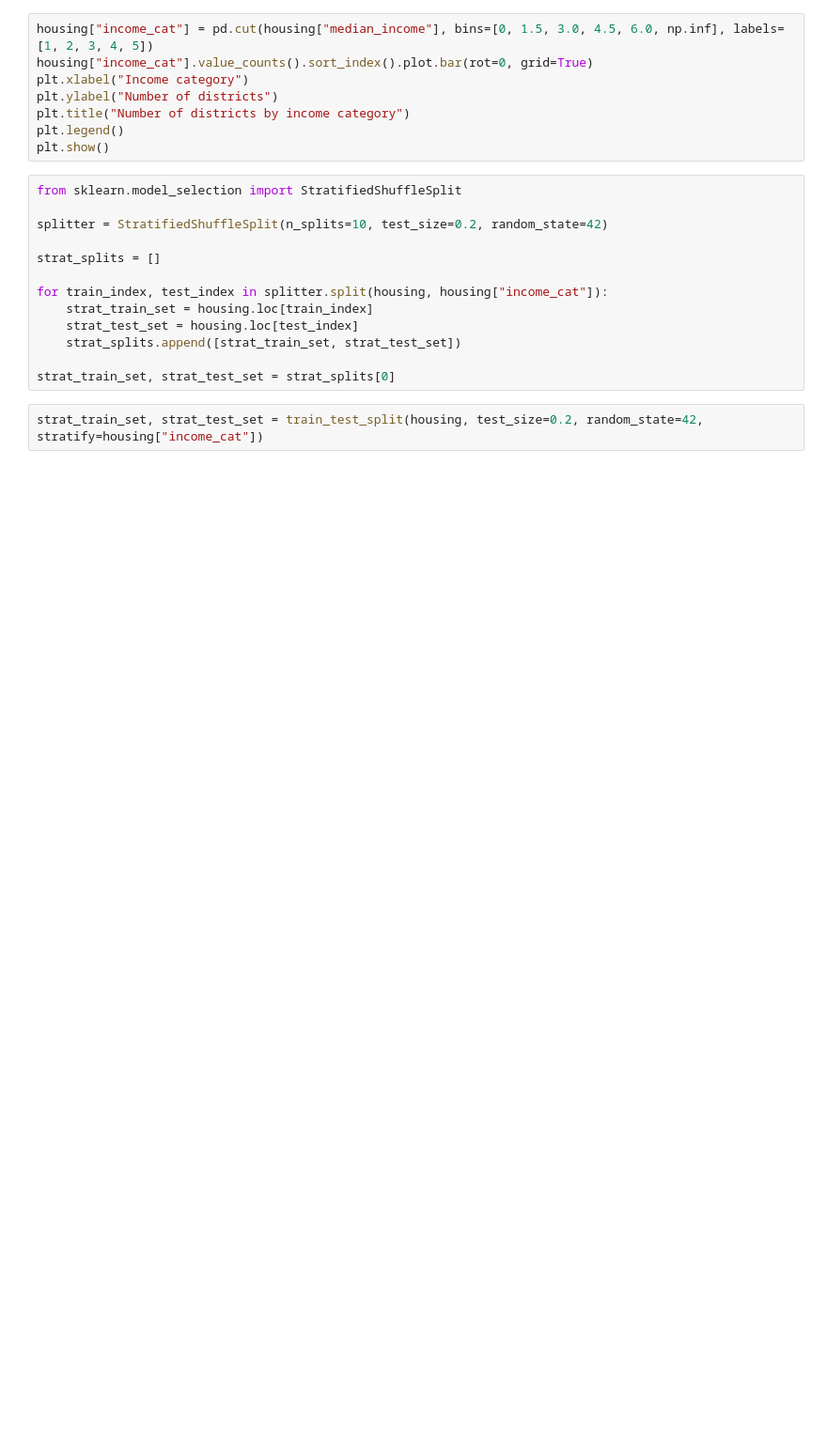
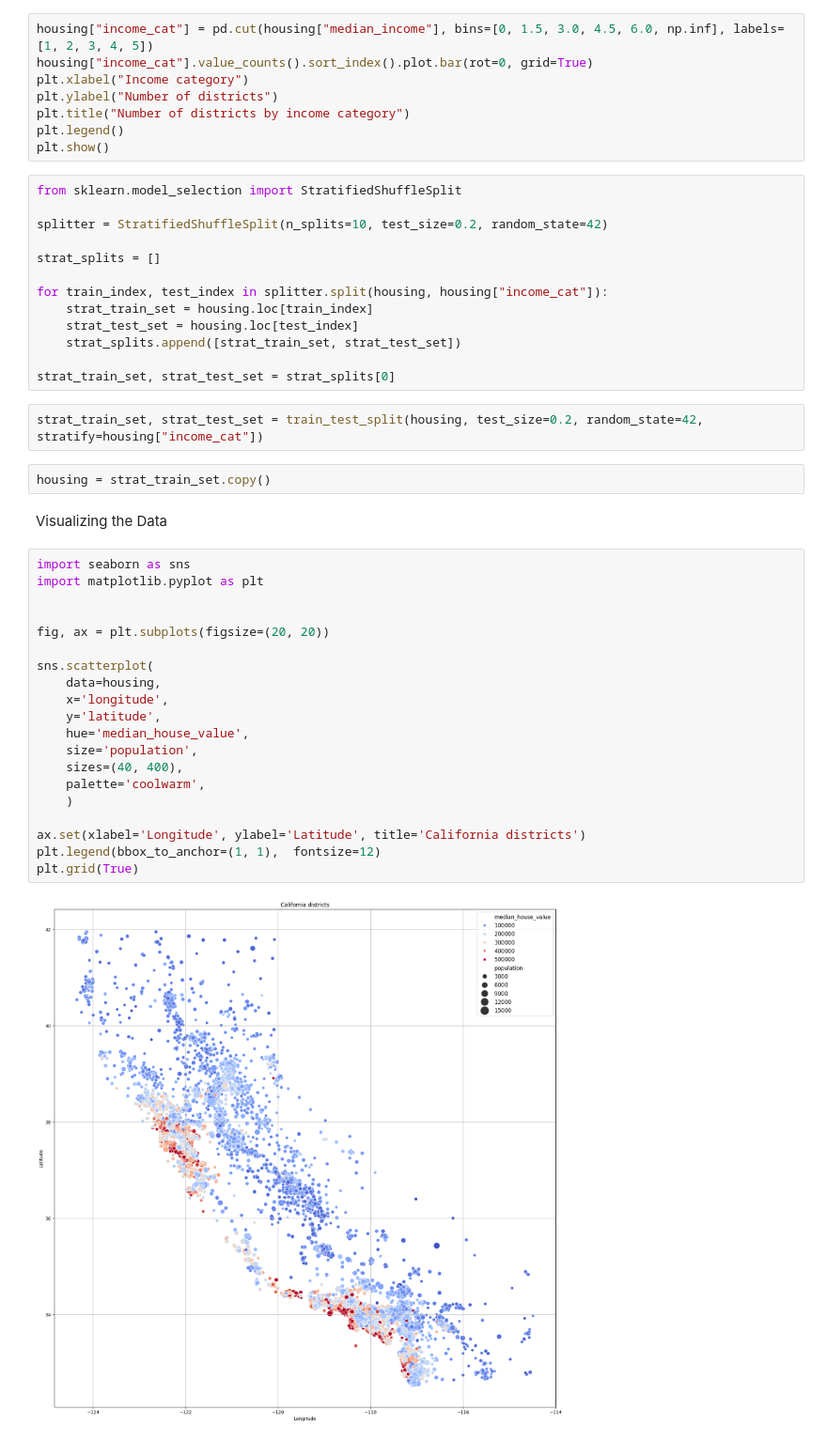
Before and after one commit to sunodmongia/House-Price, a Jupyter notebook: California_housing_price.ipynb, the cells around one changed output. Shown at 94% size. Drawn from its saved outputs; the diff is of its cells as text; blank space fills up the shorter version.

Commit message:
adding population and pricing graph using seaborn

```diff
--- a/California_housing_price.ipynb
+++ b/California_housing_price.ipynb
@@ -132,3 +124,29 @@ for train_index, test_index in splitter.split(housing, housing["income_cat"]):
 strat_train_set, strat_test_set = strat_splits[0]
 # %%
 strat_train_set, strat_test_set = train_test_split(housing, test_size=0.2, random_state=42, stratify=housing["income_cat"])
+# %%
+housing = strat_train_set.copy()
+# %% [markdown]
+Visualizing the Data
+# %%
+import seaborn as sns
+import matplotlib.pyplot as plt
+
+
+fig, ax = plt.subplots(figsize=(20, 20))
+
+sns.scatterplot(
+    data=housing,
+    x='longitude',
+    y='latitude',
+    hue='median_house_value',
+    size='population',
+    sizes=(40, 400),
+    palette='coolwarm',
+    )
+
+ax.set(xlabel='Longitude', ylabel='Latitude', title='California districts')
+plt.legend(bbox_to_anchor=(1, 1),  fontsize=12)
+plt.grid(True)
+# %% [output]
+[figure, added]
```
Also changed, not shown: parts of 3 cells of this notebook.
